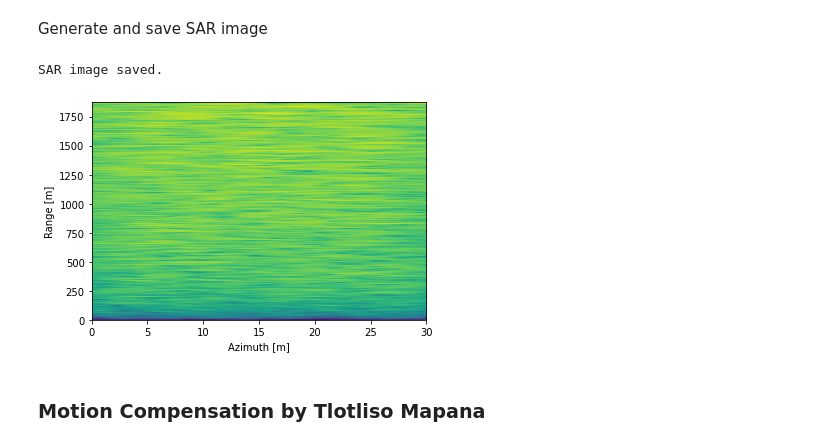
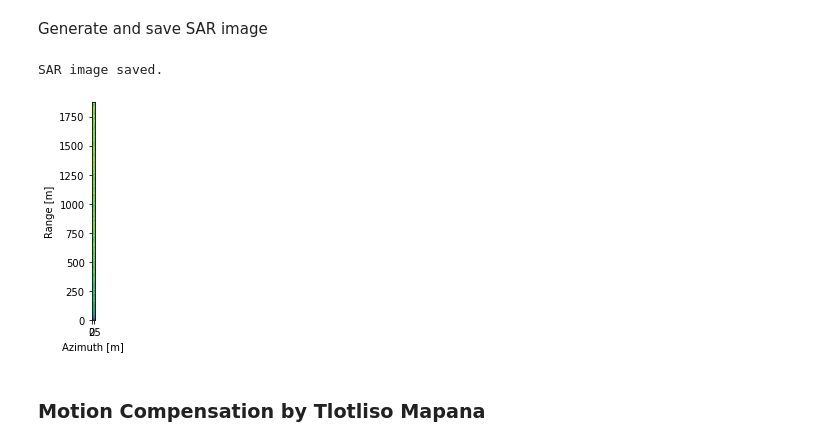
Before and after one commit to tmapana/FERS_tutorials, a Jupyter notebook: tutorial_notebook.ipynb, the cells around one changed output. Saved outputs shown, nothing was run; the diff lists cells and outputs as text; code cells hidden in the pictures.

```diff
--- a/tutorial_notebook.ipynb
+++ b/tutorial_notebook.ipynb
@@ -393,13 +392,12 @@ bb_matrix.astype('complex64').tofile(g2_input)
 SAR radar parameters
 # %%
 from random import sample
-
 
 chirp_rate = ramp_bandwidth / ramp_period
 
 range_scaling = (c/2) / chirp_rate
 
-fft_bin_spacing = sample_rate / ns_fft
+fft_bin_spacing = bb_sample_rate / ns_fft
 
 range_bin_spacing = fft_bin_spacing * range_scaling
 
@@ -414,7 +412,7 @@ n_range_bins = max_range_bin - min_range_bin
 
 n_chunks = int(prf * n_seconds)
 
-spectral_resolution = sample_rate / n_chunks
+spectral_resolution = bb_sample_rate / n_chunks
 range_resolution = range_scaling * np.hypot(spectral_resolution, fft_bin_spacing)
 # %% [markdown]
 SAR image formation
@@ -494,35 +492,35 @@ image_mean = np.mean(image, axis=1)
 # dynamic range
 a_min = np.nanmin(image_mean[image_mean != -np.inf])
 a_max = np.amax(image)
 image = np.clip(image, a_min=a_min, a_max=a_max)
 image = (image-a_min)/(a_max-a_min) # image averaging
 
 fig, ax = plt.subplots(nrows=1, ncols=1)
 ax.set_xlabel('Azimuth [m]')
 ax.set_ylabel('Range [m]')
 im = ax.imshow(
     image,
-    aspect='auto',
+    aspect='equal',
     extent=[0, synthetic_aperture, 0, r_fft[-1]],
     origin='upper'
 )
 
 # fig.colorbar(im, ax=ax, orientation='vertical')
 
 file_name = title + '.sar.noco'
 image_path = os.path.join('out', file_name)
 plt.imsave(image_path, image, cmap='gray', origin='upper', format='png')
 
 sar_image = Image.open(image_path)
 sar_image.load()
 sar_image = sar_image.resize((scaled_width, scaled_height), resample=Image.LANCZOS)
 sar_image.save(os.path.splitext(image_path)[
             0] + os.path.splitext(image_path)[1], format='png')
 
 print("SAR image saved.")
 # %% [output]
 SAR image saved.
-[figure, old version]
+[figure, new version]
 # %% [markdown]
 ### Motion Compensation by Tlotliso Mapana
 # %% [markdown]
```
Also changed, not shown: parts of 21 cells of this notebook, 18 other files.
